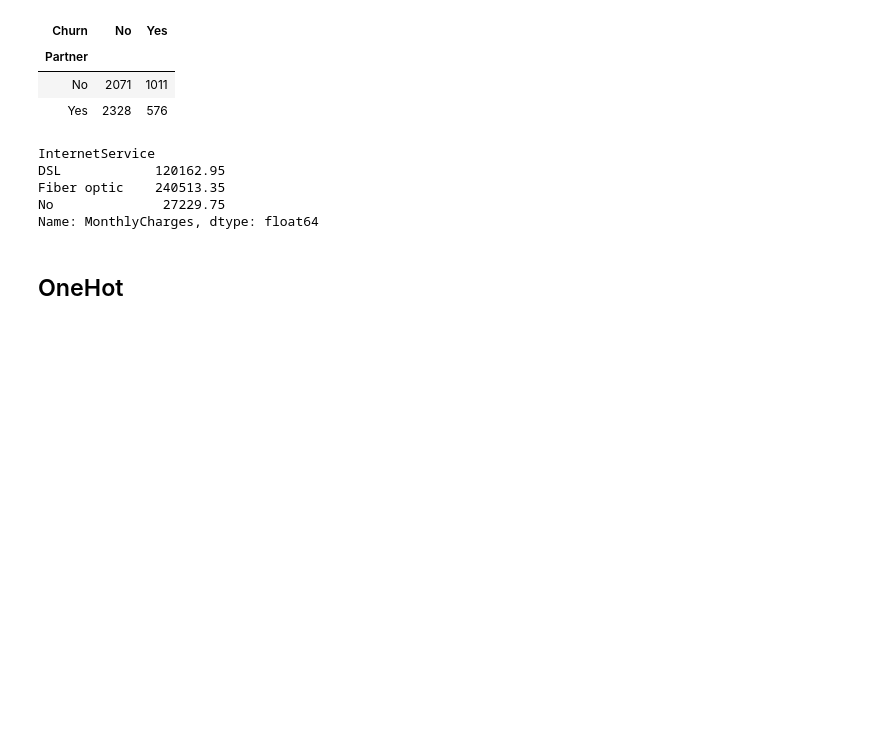
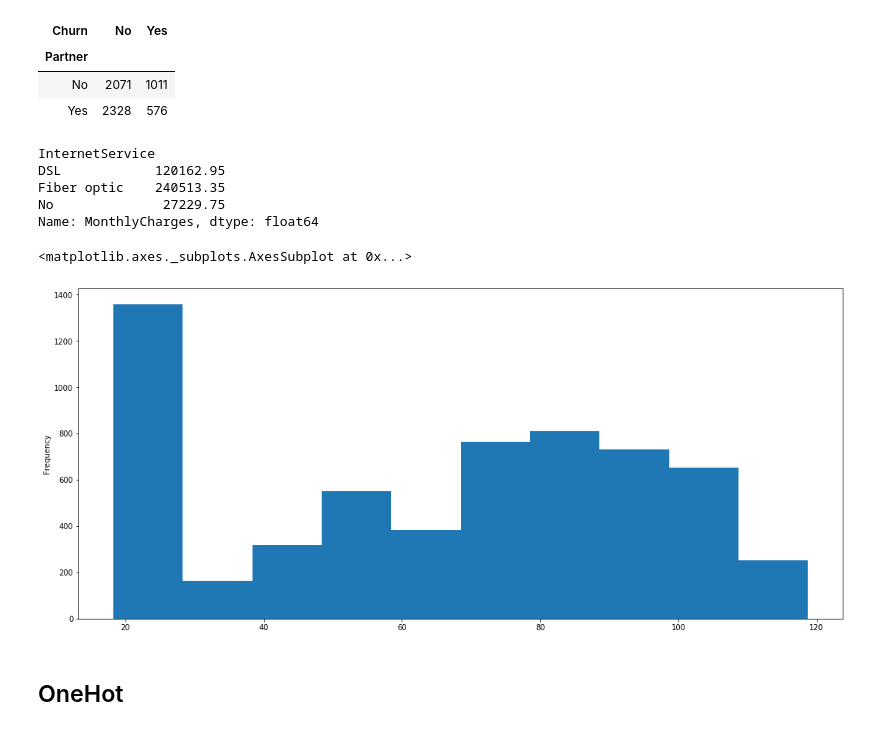
Before and after one commit to Norby08/Telecom, a Jupyter notebook: Telecom.ipynb, the cells around one changed output. Drawn from its saved outputs; the diff is of its cells as text; code cells hidden in the pictures; blank space fills up the shorter version.

```diff
--- a/Telecom.ipynb
+++ b/Telecom.ipynb
@@ -136,6 +134,13 @@ DSL            120162.95
 Fiber optic    240513.35
 No              27229.75
 Name: MonthlyCharges, dtype: float64
+# %%
+test = data['MonthlyCharges']
+# %%
+test.plot( kind = "hist", figsize = (18,8), bins = 10)
+# %% [output]
+<matplotlib.axes._subplots.AxesSubplot at 0x...>
+[figure, added]
 # %% [markdown]
 ## OneHot
 # %%
```
Also changed, not shown: parts of 1 cell of this notebook, 4 other files.
